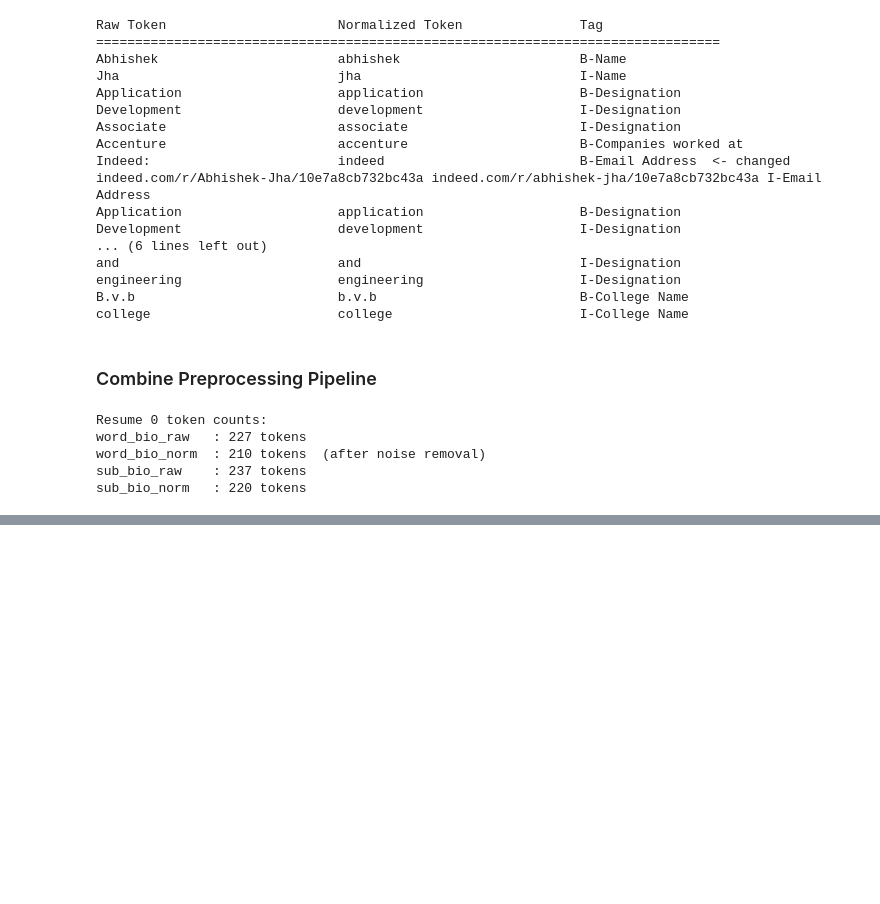
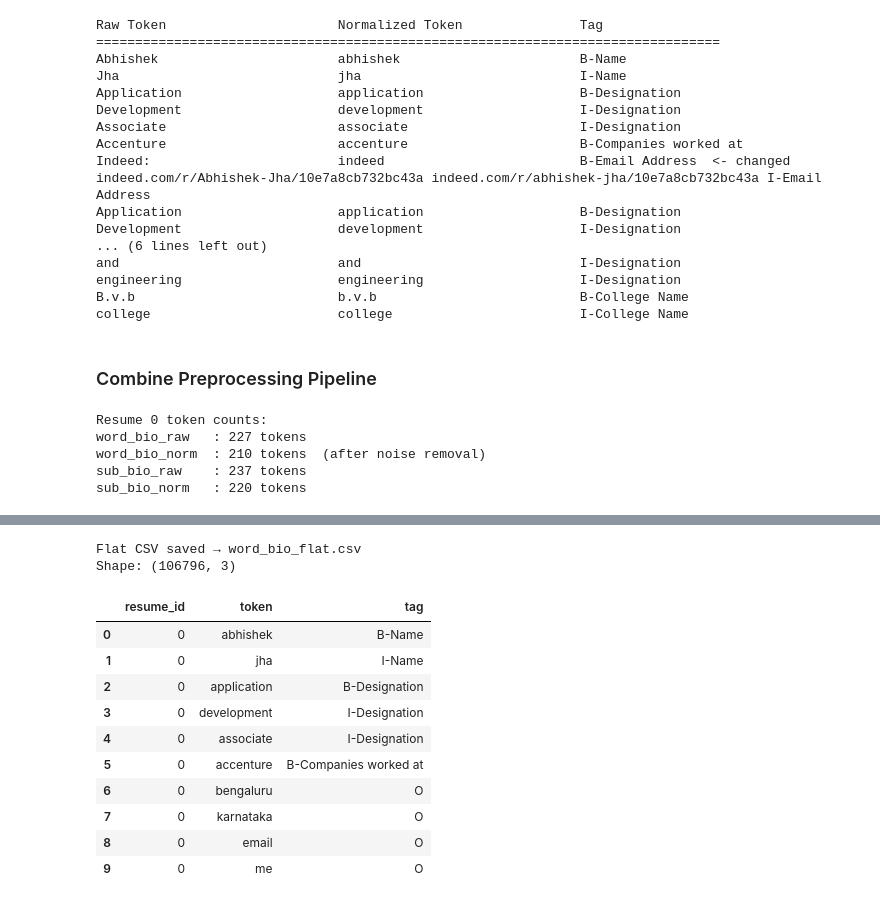
Before and after one commit to michellaprojects/nlp-ner, a Jupyter notebook: notebooks/Preprocessing.ipynb, the cells around one changed output, grey strips where cells are left out. Drawn from its saved outputs; the diff is of its cells as text; code cells hidden in the pictures; blank space fills up the shorter version.

Commit message:
export preprocessed data

```diff
--- a/notebooks/Preprocessing.ipynb
+++ b/notebooks/Preprocessing.ipynb
@@ -667,0 +670,22 @@ sub_bio_norm   : 220 tokens
+# %%
+# Export 1: Word-level TSV (CoNLL format) —> CRF / HMM / BiLSTM
+# Format: one token per line, blank line between resumes
+# token \t tag
+
+conll_lines = []
+for p in processed:
+    for tok, tag in p['word_bio_norm']:
+        conll_lines.append(f'{tok}\t{tag}')
+    conll_lines.append('')   # blank line = resume boundary
+
+with open('word_bio_conll.tsv', 'w', encoding='utf-8') as f:
+    f.write('\n'.join(conll_lines))
+
+print(f"CoNLL TSV saved -> word_bio_conll.tsv")
+print(f"Lines: {len(conll_lines):,}  (including blank separators)")
+
+# Preview
+print()
+print("=== First 20 lines of CoNLL file ===")
+for line in conll_lines[:20]:
+    print(repr(line))
@@ -667,0 +710,29 @@ sub_bio_norm   : 220 tokens
+# %%
+# Export 2: Flat DataFrame for analysis / feature engineering
+
+rows = []
+for resume_id, p in enumerate(processed):
+    for tok, tag in p['word_bio_norm']:
+        rows.append({'resume_id': resume_id, 'token': tok, 'tag': tag})
+
+df_tokens = pd.DataFrame(rows)
+df_tokens.to_csv('word_bio_flat.csv', index=False)
+
+print(f"Flat CSV saved → word_bio_flat.csv")
+print(f"Shape: {df_tokens.shape}")
+print()
+df_tokens.head(10)
+# %% [output]
+Flat CSV saved → word_bio_flat.csv
+Shape: (106796, 3)
+|  | resume_id | token | tag |
+| 0 | 0 | abhishek | B-Name |
+| 1 | 0 | jha | I-Name |
+| 2 | 0 | application | B-Designation |
+| 3 | 0 | development | I-Designation |
+| 4 | 0 | associate | I-Designation |
+| 5 | 0 | accenture | B-Companies worked at |
+| 6 | 0 | bengaluru | O |
+| 7 | 0 | karnataka | O |
+| 8 | 0 | email | O |
+| 9 | 0 | me | O |
```
Also changed, not shown: parts of 3 cells of this notebook, 3 other files.
